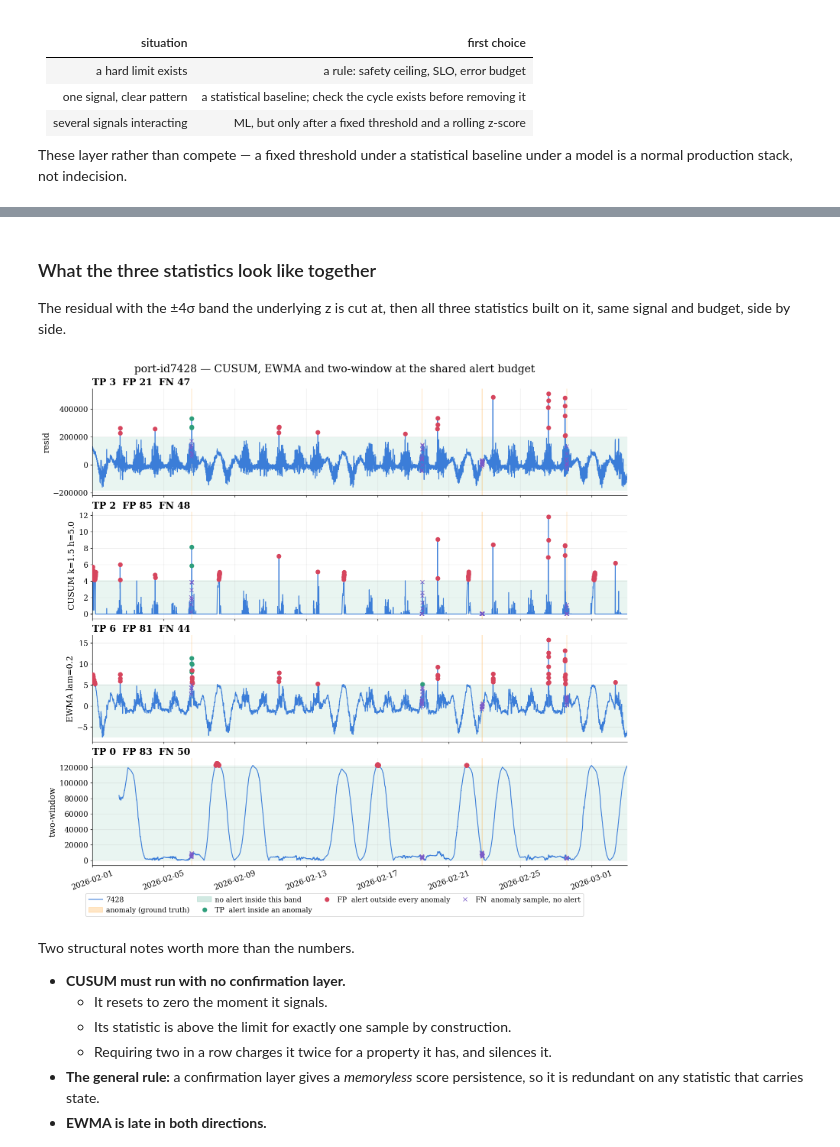
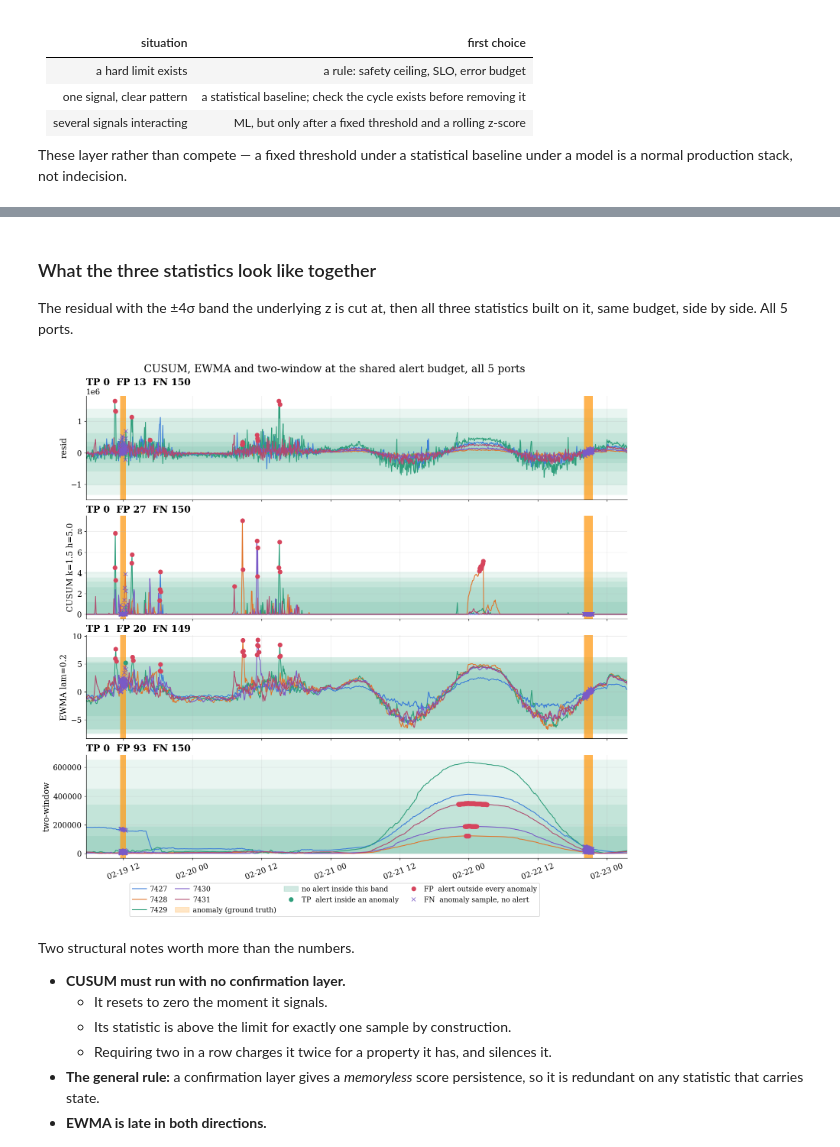
Before and after one commit to kevin880987/aiops-anomaly-zero-to-hero, a Jupyter notebook: labs/workshop/02_detectors.ipynb, the cells around one changed output, grey strips where cells are left out. Drawn from its saved outputs; the diff is of its cells as text; code cells hidden in the pictures.

```diff
--- a/labs/workshop/02_detectors.ipynb
+++ b/labs/workshop/02_detectors.ipynb
@@ -547,12 +562,12 @@ plot_signals(half=HALF, data=panel_lof, columns=[demo_col, "LOF"], ports=[demo_p
 - **Every training row costs against every other** — the solver is quadratic in sample count,
   why the fit below only sees every tenth training row.
 # %%
-score_svm = -OneClassSVM(kernel="rbf", nu=0.01, gamma="scale").fit(X5[:k5][::10]).score_samples(X5)
-panel_svm = g5.assign(**{demo_col: g5["value"], "OneClassSVM": score_svm})
-thr_svm = np.nanquantile(score_svm, BUDGET)
-plot_signals(half=HALF, data=panel_svm, columns=[demo_col, "OneClassSVM"], ports=[demo_port],
-            events=ZOOM_EVENTS, alerts={"OneClassSVM": panel_svm["OneClassSVM"] > thr_svm},
-            bands={"OneClassSVM": (float(score_svm.min()), float(thr_svm))},
+score_svm = fit_every_port(lambda train: OneClassSVM(kernel="rbf", nu=0.01,
+                                                     gamma="scale").fit(train[::10]))
+df["OneClassSVM"] = score_svm
+thr_svm = score_svm.groupby(df["port_id"]).transform(lambda s: s.quantile(BUDGET))
+plot_signals(half=HALF, data=df, columns=[demo_col, "OneClassSVM"], ports=PORTS,
+            events=ZOOM_EVENTS, alerts={"OneClassSVM": (df["OneClassSVM"] > thr_svm).fillna(False)},
             outcomes=True, by_port=False, zoom_anomaly=True, zoom_signal=False,
-            title=f"{demo_port} — OneClassSVM on raw {demo_col}")
+            title=f"OneClassSVM on raw {demo_col}, all 5 ports")
 # %% [output]
@@ -572,12 +587,12 @@ $$\text{score}(x) = 2^{-E[h(x)]\,/\,c(n)}$$
 - **No distance, no density — just how hard a point is to fence off alone,** which is cheap even
   where a distance metric stops meaning much.
 # %%
-score_if = -IsolationForest(n_estimators=100, random_state=0).fit(X5[:k5]).score_samples(X5)
-panel_if = g5.assign(**{demo_col: g5["value"], "IsolationForest": score_if})
-thr_if = np.nanquantile(score_if, BUDGET)
-plot_signals(half=HALF, data=panel_if, columns=[demo_col, "IsolationForest"], ports=[demo_port],
-            events=ANOMALY_TYPES, alerts={"IsolationForest": panel_if["IsolationForest"] > thr_if},
-            bands={"IsolationForest": (float(score_if.min()), float(thr_if))},
+score_if = fit_every_port(lambda train: IsolationForest(n_estimators=100, random_state=0).fit(train))
+df["IsolationForest"] = score_if
+thr_if = score_if.groupby(df["port_id"]).transform(lambda s: s.quantile(BUDGET))
+plot_signals(half=HALF, data=df, columns=[demo_col, "IsolationForest"], ports=PORTS,
+            events=ZOOM_EVENTS,
+            alerts={"IsolationForest": (df["IsolationForest"] > thr_if).fillna(False)},
             outcomes=True, by_port=False, zoom_anomaly=True, zoom_signal=False,
-            title=f"{demo_port} — IsolationForest on raw {demo_col}")
+            title=f"IsolationForest on raw {demo_col}, all 5 ports")
 # %% [output]
@@ -725,25 +748,25 @@ report(alerts=acc, data=g, ports=[port], events="all")
 ### What the three statistics look like together
 
 The residual with the ±4σ band the underlying z is cut at, then all three statistics built on
-it, same signal and budget, side by side.
+it, same budget, side by side. All 5 ports.
 # %%
-panel = g.assign(**{"CUSUM k=1.5 h=5.0": S_cusum, "EWMA lam=0.2": ew.to_numpy(),
-                    "two-window": tw.to_numpy()})
+panel = df.assign(resid=df[resid_col], **{"CUSUM k=1.5 h=5.0": S_cusum_all,
+                                          "EWMA lam=0.2": ew_all, "two-window": tw_all})
 score_cols = ["CUSUM k=1.5 h=5.0", "EWMA lam=0.2", "two-window"]
-thr = {c: np.nanquantile(panel[c].dropna(), BUDGET) for c in score_cols}
-resid_lo, resid_hi = train.mean() - 4 * train.std(), train.mean() + 4 * train.std()
+thr = {c: panel[c].groupby(df["port_id"]).transform(lambda s: s.quantile(BUDGET))
+      for c in score_cols}
 
 alerts = {c: (panel[c] > thr[c]).fillna(False) for c in score_cols}
 alerts["resid"] = ((panel["resid"] < resid_lo) | (panel["resid"] > resid_hi)).fillna(False)
-bands = {c: (panel[c].min(), thr[c]) for c in score_cols}
+bands = {c: (panel[c].groupby(df["port_id"]).transform("min"), thr[c]) for c in score_cols}
 bands["resid"] = (resid_lo, resid_hi)
 
-plot_signals(half=HALF, data=panel, columns=["resid"] + score_cols, ports=[port],
+plot_signals(half=HALF, data=panel, columns=["resid"] + score_cols, ports=PORTS,
             events=ZOOM_EVENTS, alerts=alerts, bands=bands, outcomes=True, by_port=False,
             zoom_anomaly=True, zoom_signal=False,
-            title=f"{port} — CUSUM, EWMA and two-window at the shared alert budget")
+            title="CUSUM, EWMA and two-window at the shared alert budget, all 5 ports")
 # %% [output]
-[figure, old version]
+[figure, new version]
 # %% [markdown]
 Two structural notes worth more than the numbers.
 
```
Also changed, not shown: parts of 13 cells of this notebook, 1 other file.
